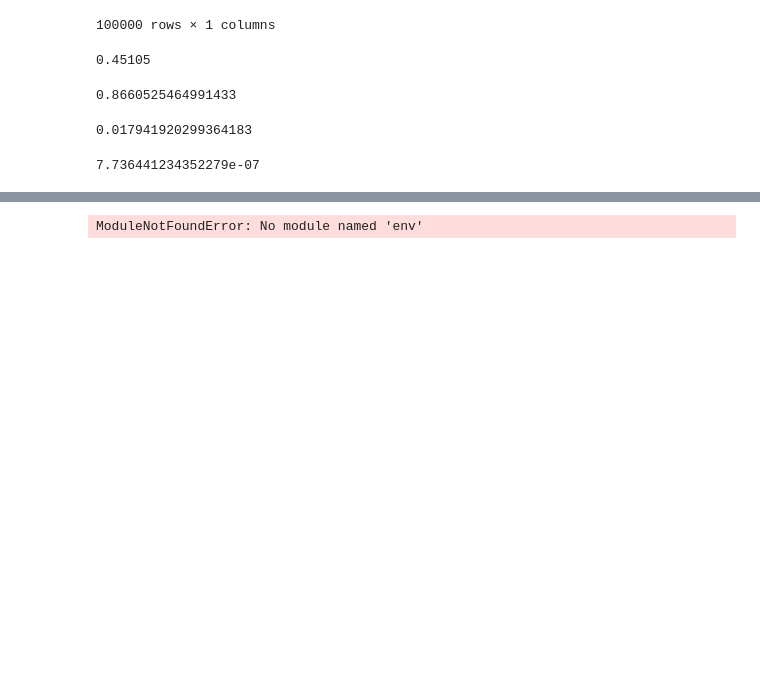
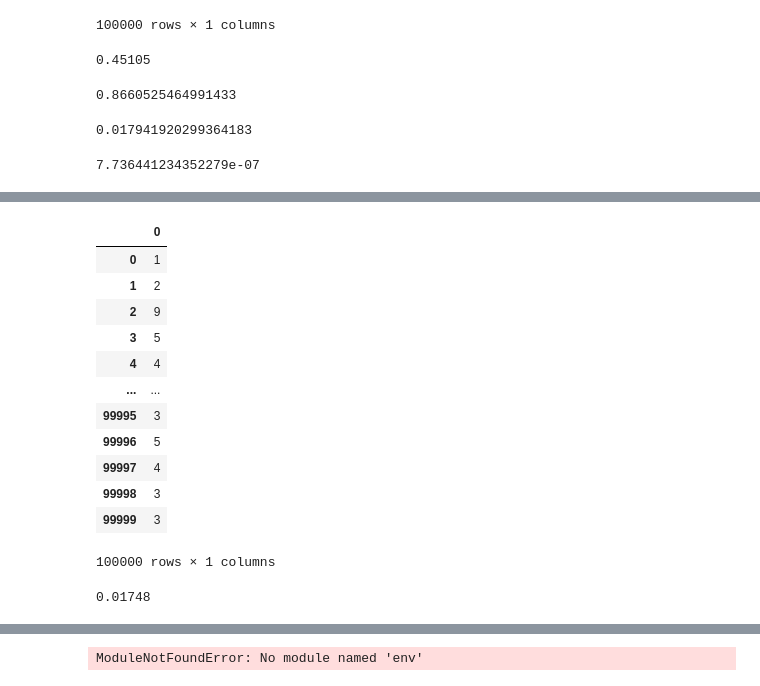
Before and after one commit to malachi-hale/statistics-exercises, a Jupyter notebook: probability_distributions.ipynb, the cells around one changed output, grey strips where cells are left out. Cells and saved outputs as stored; diff of their text form; code cells hidden in the pictures; blank space fills up the shorter version.

```diff
--- a/probability_distributions.ipynb
+++ b/probability_distributions.ipynb
@@ -277,0 +300,22 @@ breakroom_sample = random.binomial(66, .03, 100_000)
+# %%
+breakroom_two_df = pd.DataFrame(breakroom_sample_two_day)
+breakroom_two_df
+# %% [output]
+|  | 0 |
+| 0 | 1 |
+| 1 | 2 |
+| 2 | 9 |
+| 3 | 5 |
+| 4 | 4 |
+| ... | ... |
+| 99995 | 3 |
+| 99996 | 5 |
+| 99997 | 4 |
+| 99998 | 3 |
+| 99999 | 3 |
+100000 rows × 1 columns
+# %%
+two_days_nobody_cleans = breakroom_two_df[0] == 0
+two_days_nobody_cleans.mean()
+# %% [output]
+0.01748
```
Also changed, not shown: parts of 13 cells of this notebook.
